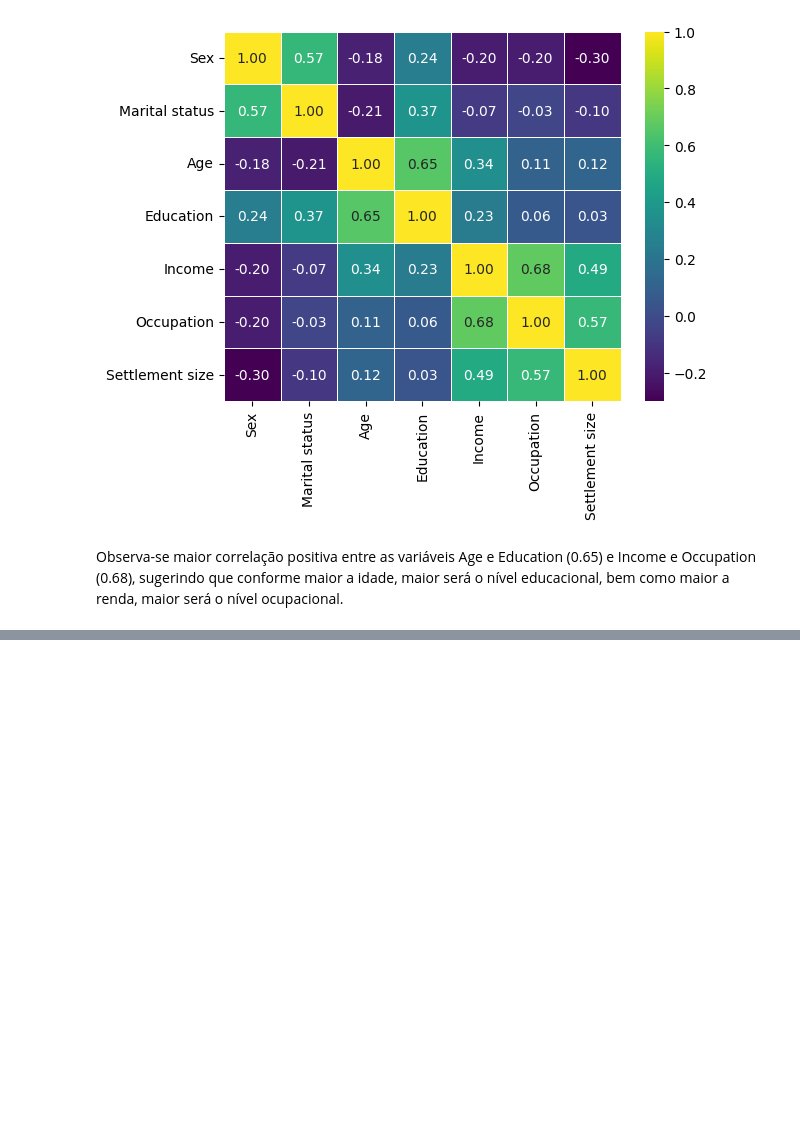
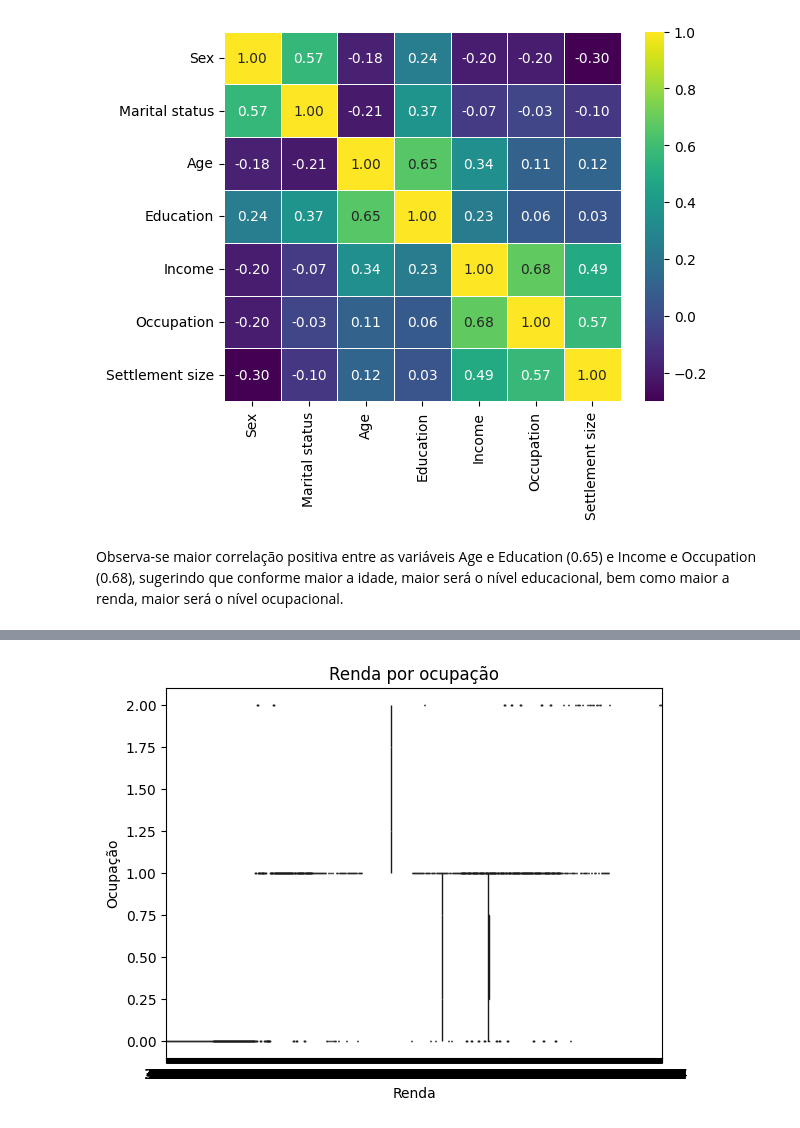
Before and after one commit to JorgeATADantas/SantanderCoders2023-Mod6-MLII-ProjetoFinal-Clusteriza-o-de-Clientes, a Jupyter notebook: Projeto_ML2_Grupo3.ipynb, the cells around one changed output, grey strips where cells are left out. Cells and saved outputs as stored; diff of their text form; code cells hidden in the pictures; blank space fills up the shorter version.

```diff
--- a/Projeto_ML2_Grupo3.ipynb
+++ b/Projeto_ML2_Grupo3.ipynb
@@ -389,0 +400,8 @@ Observa-se maior correlação positiva entre as variáveis Age e Education (0.65
+# %%
+sns.boxplot(data=df_customers_eda, y='Occupation', x='Income', palette='viridis')
+plt.title('Renda por ocupação')
+plt.xlabel('Renda')
+plt.ylabel('Ocupação')
+plt.show()
+# %% [output]
+[figure, added]
```
Also changed, not shown: parts of 6 cells of this notebook.
